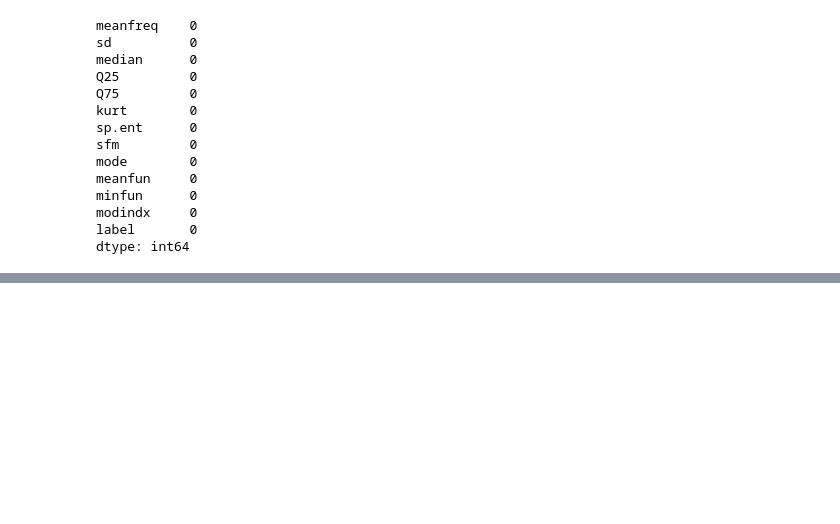
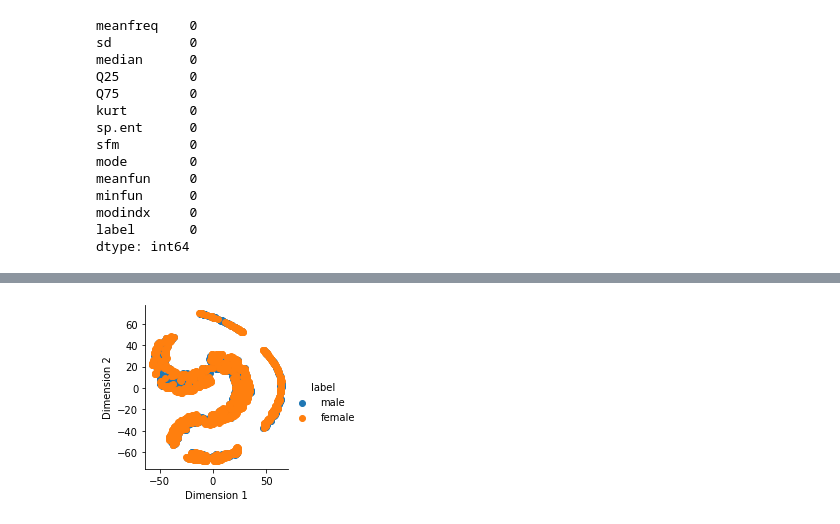
Before and after one commit to devKhush/Machine-Learning-Project-Gender-Recognition-From-Voice, a Jupyter notebook: src/EDA_after_feature_selection.ipynb, the cells around one changed output, grey strips where cells are left out. Cells and saved outputs as stored; diff of their text form; code cells hidden in the pictures; blank space fills up the shorter version.

```diff
--- a/src/EDA_after_feature_selection.ipynb
+++ b/src/EDA_after_feature_selection.ipynb
@@ -206,0 +226,4 @@ dtype: int64
+# %%
+sns.FacetGrid(tsne_data, hue="label").map(plt.scatter, 'Dimension 1', 'Dimension 2').add_legend();
+# %% [output]
+[figure, added]
```
Also changed, not shown: parts of 6 cells of this notebook, 9 other files.
